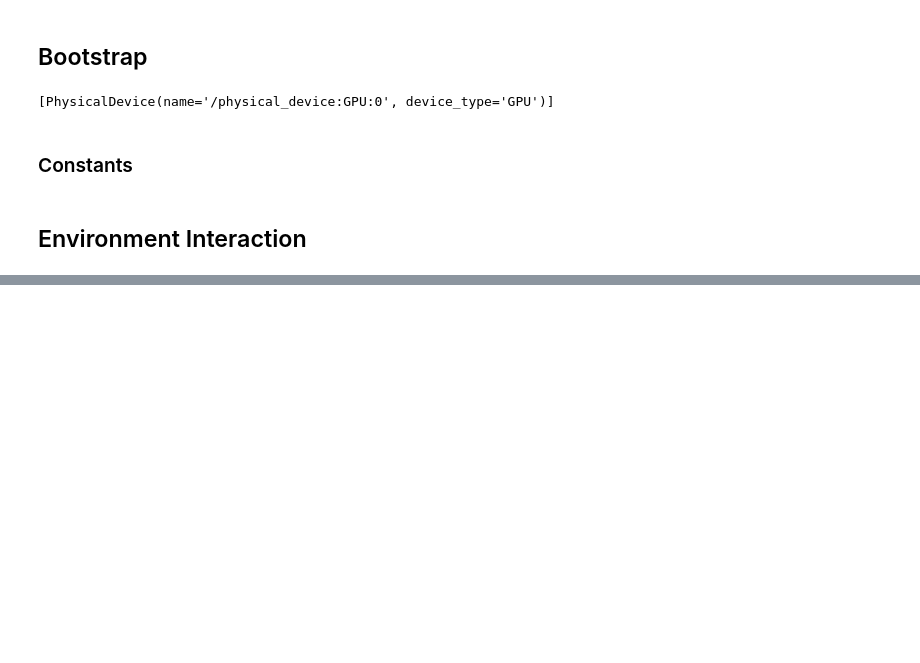
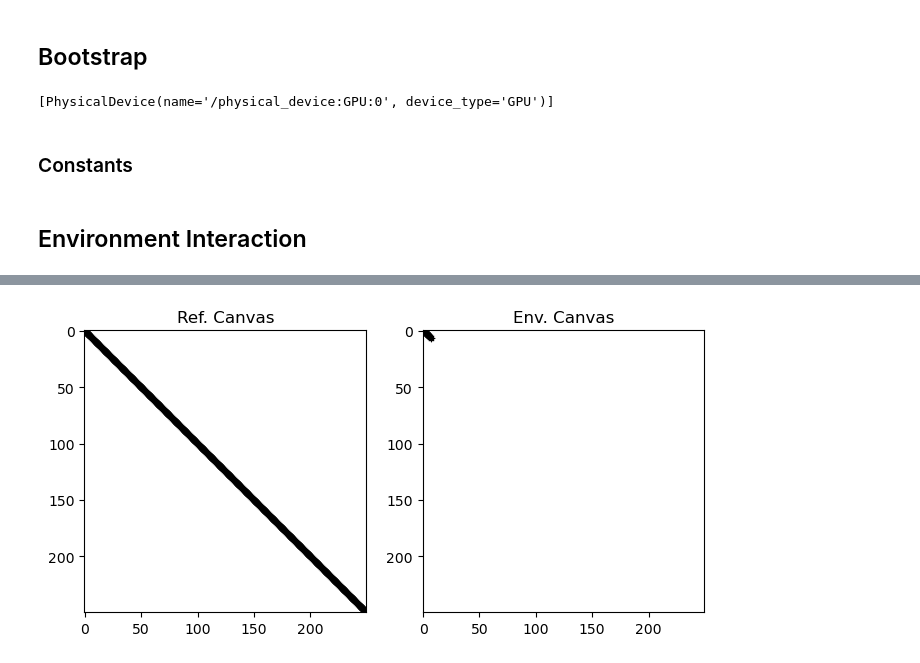
Before and after one commit to AlexStirban/RLPaint, a Jupyter notebook: Playground/RLPaint/rlpaint-v0.ipynb, the cells around one changed output, grey strips where cells are left out. Saved outputs shown, nothing was run; the diff lists cells and outputs as text; code cells hidden in the pictures; blank space fills up the shorter version.

```diff
--- a/Playground/RLPaint/rlpaint-v0.ipynb
+++ b/Playground/RLPaint/rlpaint-v0.ipynb
@@ -93,0 +140,16 @@ class Trainer:
+# %%
+# Ref canvas
+ref_canvas = np.full((250, 250, 3), 255, dtype=np.uint8)
+ref_canvas = cv2.line(ref_canvas, (0, 0), (250, 250), (0, 0, 0), 5)
+
+# Sim func
+def rmse_sim(x, y):
+    return np.sqrt(np.sum((x - y) ** 2))
+# %%
+# Def env
+env = DiscreteTelesketchEnv(ref_canvas, rmse_sim, 10, 5, render_mode="image")
+
+# Def trainer
+trainer = Trainer(env, None, 300)
+# %%
+trainer.run_episode()
@@ -93,0 +174,4 @@ class Trainer:
+# %%
+trainer._env.render()
+# %% [output]
+[figure, added]
```
Also changed, not shown: parts of 7 cells of this notebook, 1 other file.
